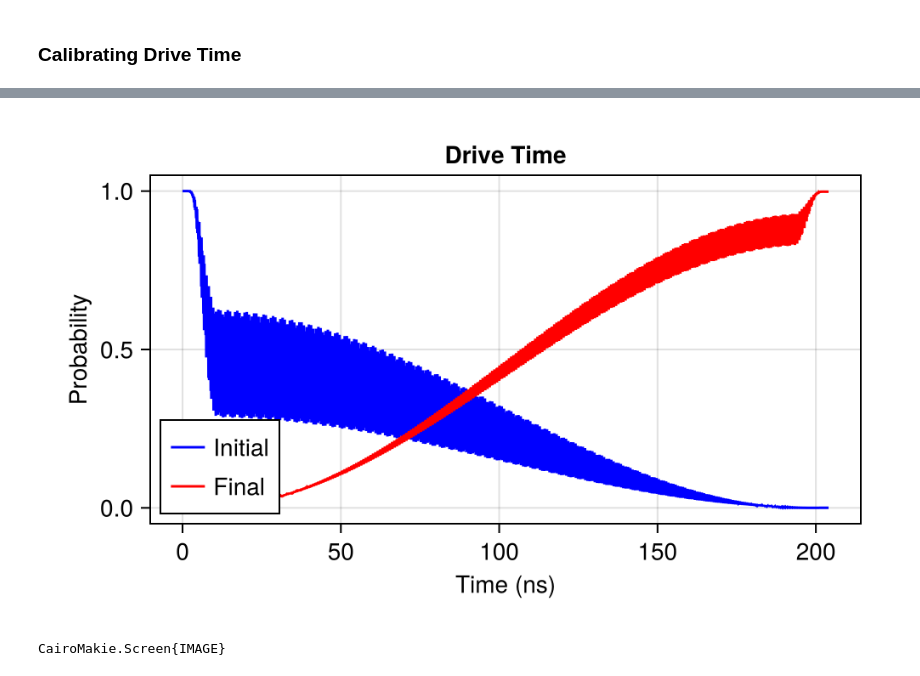
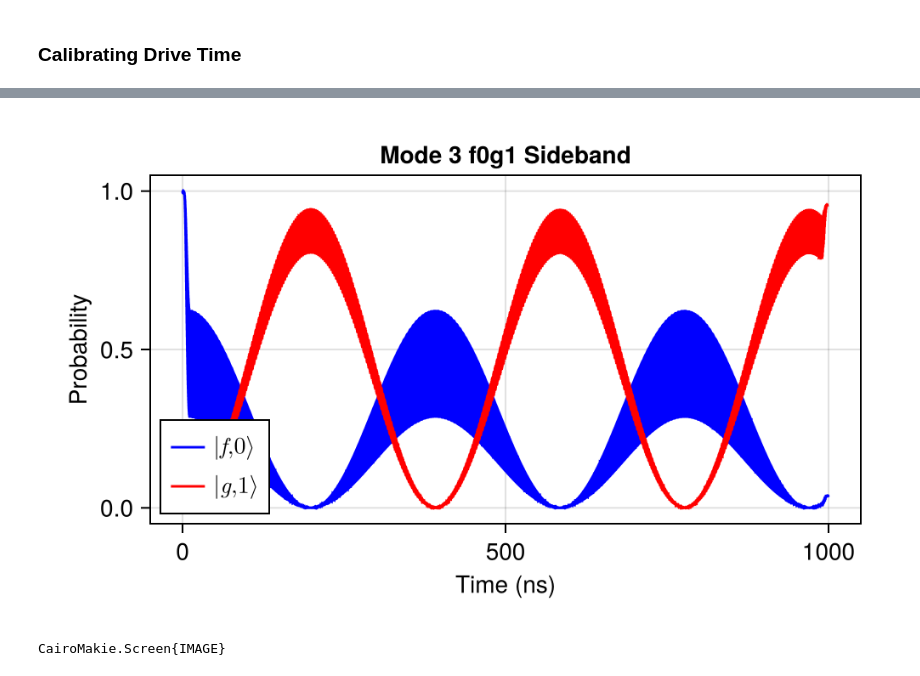
Before and after one commit to Gavin-Rockwood/SuperconductingCircuits.jl, a Jupyter notebook: demo/TransmonCavitySideband.ipynb, the cells around one changed output, grey strips where cells are left out. Drawn from its saved outputs; the diff is of its cells as text; code cells hidden in the pictures.

```diff
--- a/demo/TransmonCavitySideband.ipynb
+++ b/demo/TransmonCavitySideband.ipynb
@@ -80,4 +102,7 @@ drive_coef_param.drive_time = res_res[2]
 psi0 = circuit.dressed_states[(2,0)]
 psi_targ = circuit.dressed_states[(0,1)]
 to_min(psi) = 1-abs(psi_targ'*psi)^2
-drive = SCC.Dynamics.calibrate_drive_time(drive_coef_param, circuit, "nt", [res_res[2], res_res[2]+2*ramp_time], psi0, to_min);
+#drive = SCC.Dynamics.calibrate_drive_time(drive_coef_param, circuit, "nt", [res_res[2], res_res[2]+2*ramp_time], psi0, to_min);
+drive_coef_param.drive_time = 1000
+drive_param = SCC.Dynamics.CircuitDriveParam(op = "nt", coef_param = drive_coef_param)
+drive = SCC.Dynamics.get_drive(circuit, drive_param);
@@ -95,3 +109,3 @@ Progress: [==============================] 100.0% --- Elapsed Time: 0h 00m 02s (
 # %%
-res = qt.sesolve(2*pi*(drive.drive), psi0, 0:0.1:drive.drive_time)
+res = qt.sesolve(2*pi*(drive.drive+circuit.H_op), psi0, 0:0.01:drive.drive_time, maxiters = 1e8)
 # %% [output]
@@ -106,16 +120,18 @@ abstol = 1.0e-8
 reltol = 1.0e-6
 # %%
 fig = cm.Figure(size = (500, 300))
-ax = fig[1, 1] = cm.Axis(fig; title = "Drive Time", xlabel = "Time (ns)", ylabel = "Probability")
+ax = fig[1, 1] = cm.Axis(fig; title = "Mode 3 f0g1 Sideband", xlabel = "Time (ns)", ylabel = "Probability")
 x = res.times
 
 y = [abs(psi0'*res.states[i])^2 for i in 1:length(res.states)]
-cm.lines!(ax, x, y; color = :blue, label = "Initial")
+
+
+cm.lines!(ax, x, y; color = :blue, label = cm.L"$|f,0\rangle$")
 
 y = [abs(psi_targ'*res.states[i])^2 for i in 1:length(res.states)]
-cm.lines!(ax, x, y; color = :red, label = "Final")
+cm.lines!(ax, x, y; color = :red, label = cm.L"$|g, 1\rangle$")
 cm.axislegend(ax, position = :lb)
 display(fig)
 # %% [output]
-[figure, old version]
+[figure, new version]
 CairoMakie.Screen{IMAGE}
```
Also changed, not shown: parts of 13 cells of this notebook, 6 other files.
